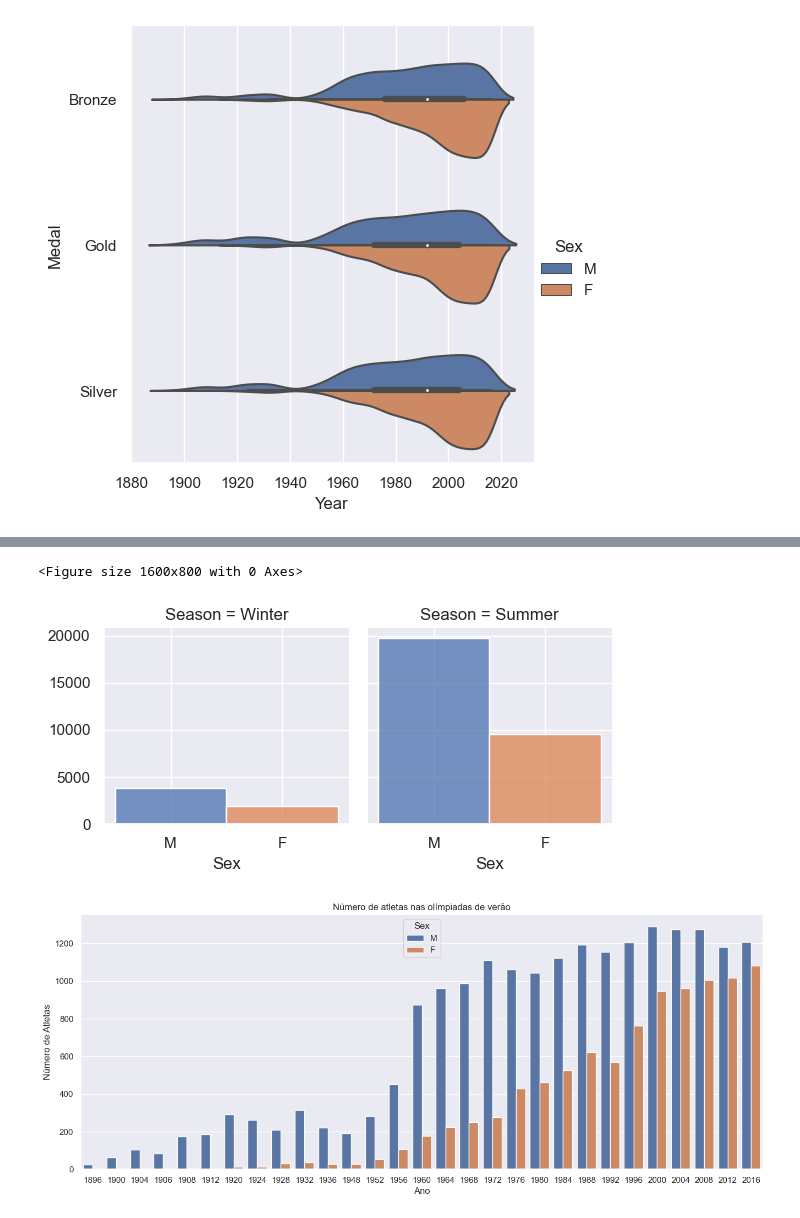
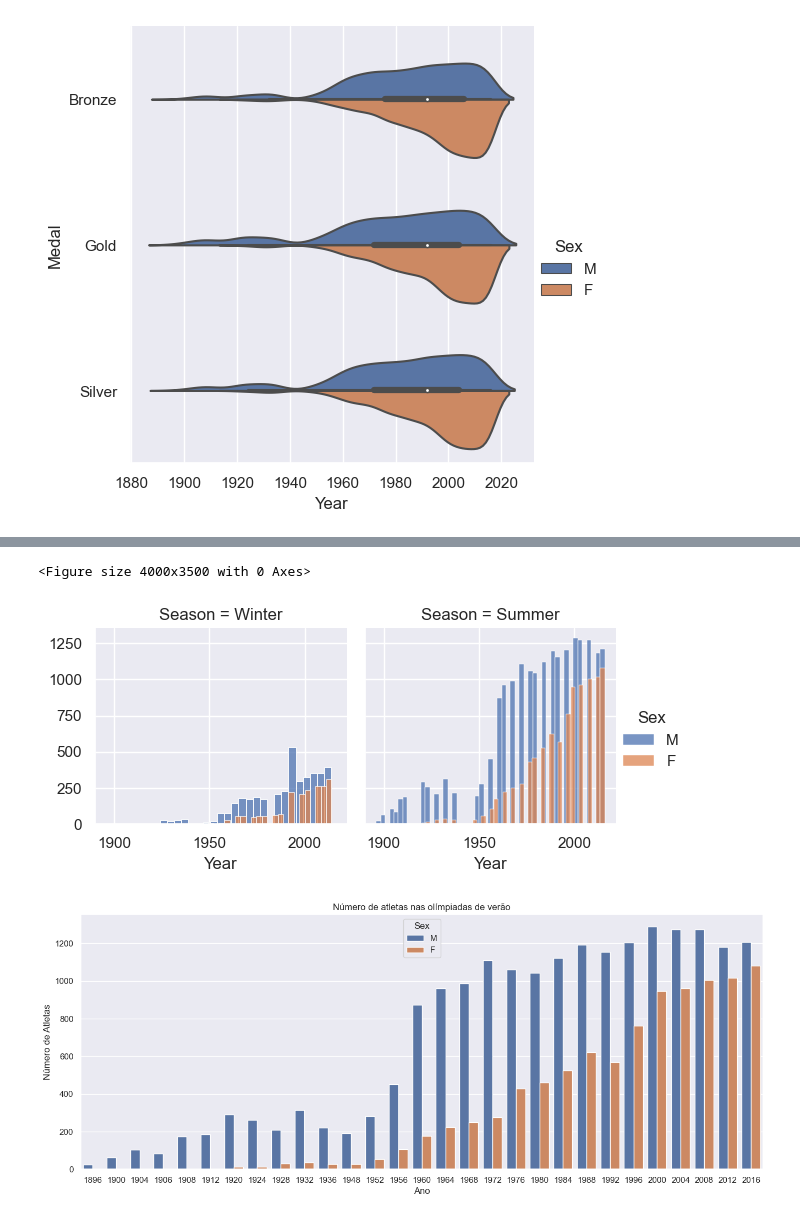
Before and after one commit to dnlfrozi/Projetinho-de-Limpeza, a Jupyter notebook: análise.ipynb, the cells around one changed output, grey strips where cells are left out. Saved outputs shown, nothing was run; the diff lists cells and outputs as text; code cells hidden in the pictures.

```diff
--- a/análise.ipynb
+++ b/análise.ipynb
@@ -273,10 +292,12 @@ plt.show()
 # %%
+plt.figure(figsize=( 40, 35))
 x = sns.FacetGrid(df_oly, col="Season", hue= 'Sex')
-x.map(sns.histplot, "Sex")
+x.map(sns.histplot, "Year")
+x.add_legend()
 plt.show()
 # %% [output]
-<Figure size 1600x800 with 0 Axes>
+<Figure size 4000x3500 with 0 Axes>
-[figure, old version]
+[figure, new version]
 # %%
 df_summer= df_oly.loc[df_oly['Season'] == 'Summer']
 plt.figure(figsize = (16,6))
```
Also changed, not shown: parts of 6 cells of this notebook.
